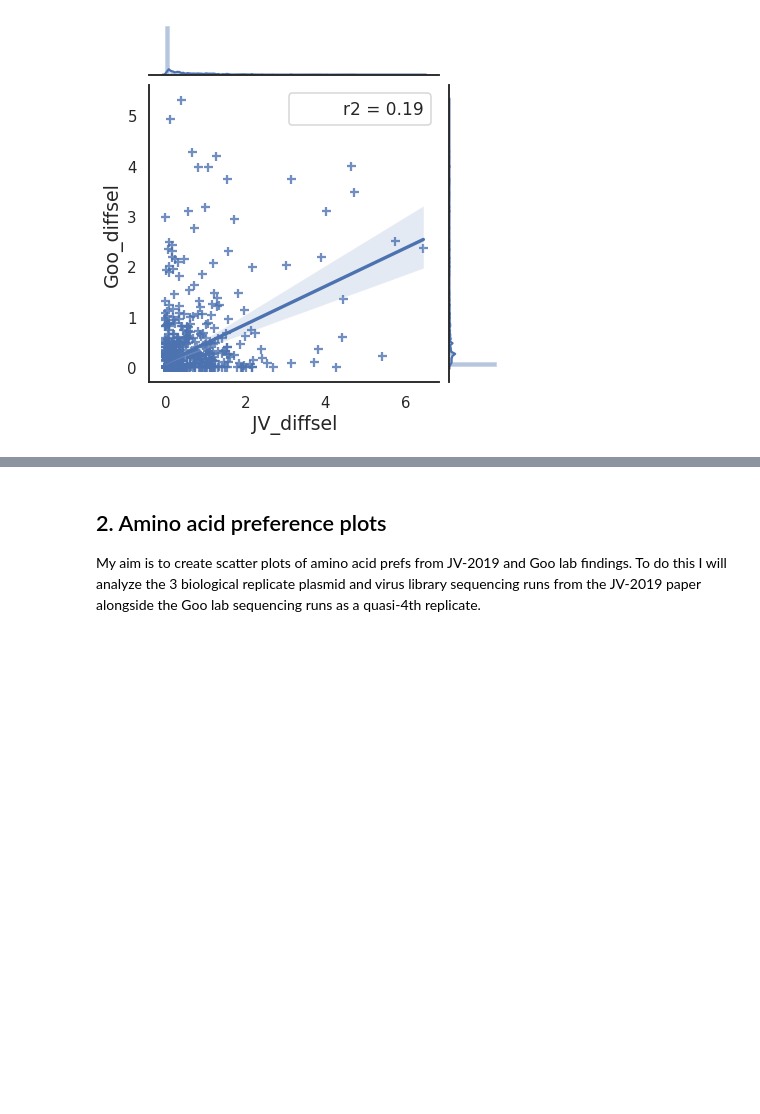
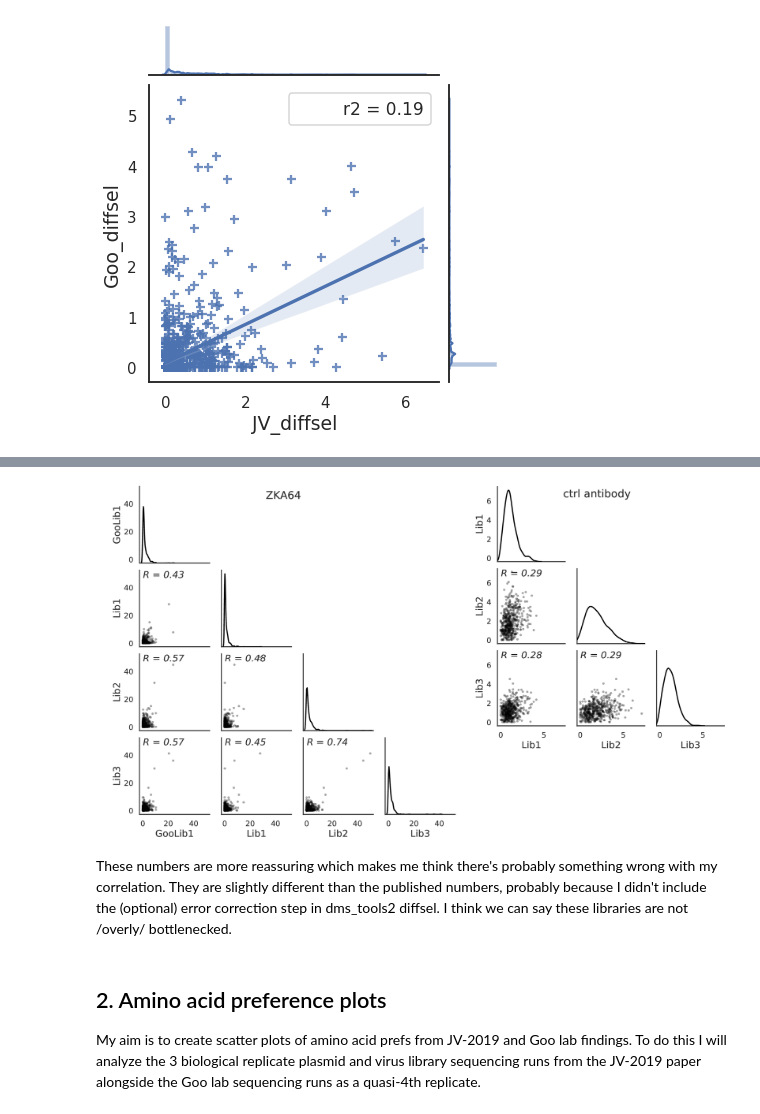
Before and after one commit to jbloomlab/ZIKV_MAP_GooLab, a Jupyter notebook: library_bottleneck_analysis.ipynb, the cells around one changed output, grey strips where cells are left out. Drawn from its saved outputs; the diff is of its cells as text; code cells hidden in the pictures; blank space fills up the shorter version.

Commit message:
update bottleneck analysis

```diff
--- a/library_bottleneck_analysis.ipynb
+++ b/library_bottleneck_analysis.ipynb
@@ -159,0 +235,14 @@ With differntial selection data I don't think we really expect to see a strong c
+# %%
+# make diffsel batchfile with my data and JV together
+ZKA_diffsel_batch = (
+    ZKA_samples
+    .query('selection != "no-antibody"')
+    .assign(sel = lambda x: x['name'],
+            group = lambda x: x['selection'],
+            mock = lambda x: x['library'] + '-no-antibody')
+    .drop(columns = ['R1', 'name'])
+    .rename(columns = {'library' : 'name'})
+    [['group', 'name', 'sel', 'mock', 'percent_infectivity']]
+    .reset_index(drop = True)
+    )
+ZKA_diffsel_batch
@@ -160,3 +258,28 @@ With differntial selection data I don't think we really expect to see a strong c
+# %%
+# make outdir
+ZKA_diffseldir = os.path.join(resultsdir + 'ZKA_diffsel/')
+os.makedirs(ZKA_diffseldir, exist_ok = True)
+
+# write grouped diffsel batchfile to csv
+ZKA_diffsel_batchfile = os.path.join(ZKA_diffseldir + 'ZKA_batch.csv')
+ZKA_diffsel_batch.to_csv(ZKA_diffsel_batchfile, index = False)
+\
+
+# run dms2_batch_diffsel for grouped batchfile
+baka = ! dms2_batch_diffsel \
+        --batchfile {ZKA_diffsel_batchfile} \
+        --summaryprefix summary \
+        --indir {ZKA_codonsdir} \
+        --outdir {ZKA_diffseldir} \
+        --ncpus 16 \
+        --use_existing 'yes'
+# %%
+showPDF([os.path.join(ZKA_diffseldir, f'summary_{antibody}-positivesitediffselcorr.pdf')
+         for antibody in ZKA_diffsel_batch['group'].unique()])
+# %% [output]
+[figure, added]
+# %% [markdown]
+These numbers are more reassuring which makes me think there's probably something wrong with my correlation. They are slightly different than the published numbers, probably because I didn't include the (optional) error correction step in dms_tools2 diffsel. I think we can say these libraries are not /overly/ bottlenecked.
 # %% [markdown]
 ## 2. Amino acid preference plots
 My aim is to create scatter plots of amino acid prefs from JV-2019 and Goo lab findings. To do this I will analyze the 3 biological replicate plasmid and virus library sequencing runs from the JV-2019 paper alongside the Goo lab sequencing runs as a quasi-4th replicate.
```
Also changed, not shown: parts of 5 cells of this notebook.
